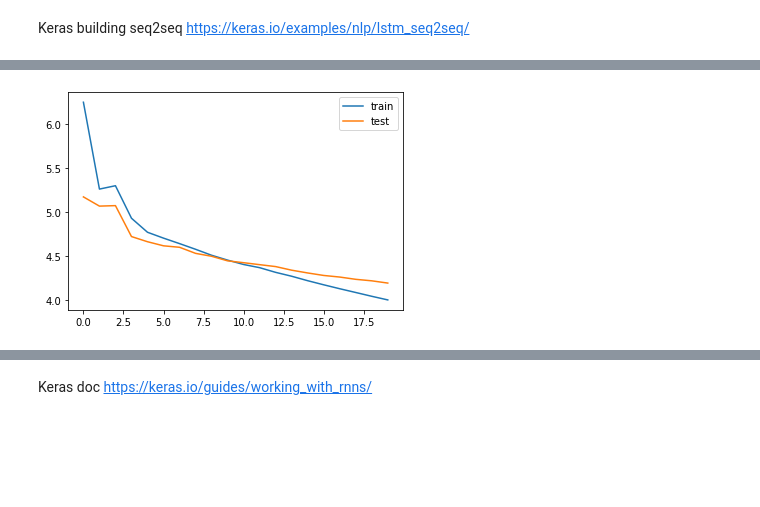
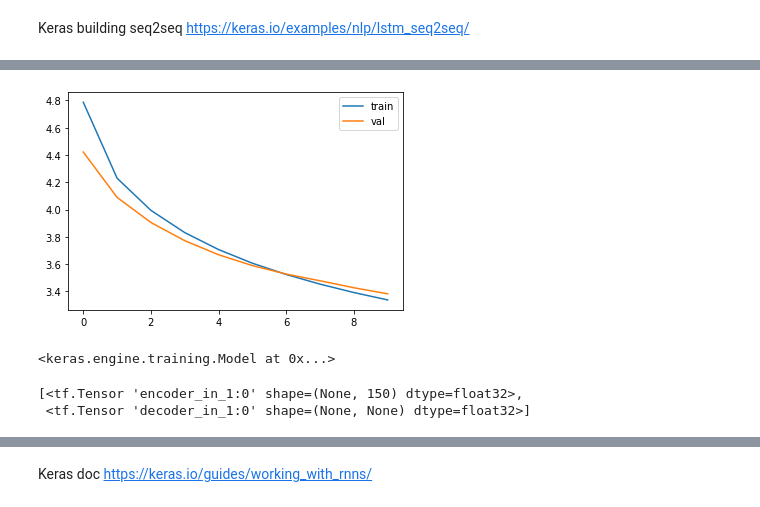
Before and after one commit to maksymborukh/text-summarization, a Jupyter notebook: program/text-summary using autoencoder.ipynb, the cells around one changed output, grey strips where cells are left out. Saved outputs shown, nothing was run; the diff lists cells and outputs as text; code cells hidden in the pictures; blank space fills up the shorter version.

```diff
--- a/program/text-summary using autoencoder.ipynb
+++ b/program/text-summary using autoencoder.ipynb
@@ -54,5 +93,5 @@ train, test = train_test_split(df, test_size=0.10, random_state=42, shuffle=True
 # %%
-train, val = train_test_split(train, test_size=0.11, random_state=42, shuffle=True)
+train, val = train_test_split(train, test_size=0.056, random_state=42, shuffle=True)
 # %%
 train.shape
 # %% [output]
@@ -99,24 +206,37 @@ Keras building seq2seq https://keras.io/examples/nlp/lstm_seq2seq/
 # %%
-latent_dim = 400
-embedding_dim = 200
-
 # Encoder
 encoder_inputs = Input(shape=(max_len_text,), name="encoder_in")
-enc_emb_layer = Embedding(x_vocab, embedding_dim, name="encoder_emb")
+# enc_emb_layer = Embedding(x_vocab, embedding_dim, mask_zero=True, name="encoder_emb")
+
+enc_emb_layer = Embedding(x_vocab, embedding_dim, weights=[x_embedding_matrix],
+                            input_length=max_len_text, trainable=False, name="encoder_emb")
 enc_emb = enc_emb_layer(encoder_inputs)
 
 # LSTM
-encoder_lstm = LSTM(latent_dim, return_state=True, return_sequences=True, name="encoder_first_lstm")
+
+
+#LSTM 1
+# encoder_lstm1 = LSTM(latent_dim, return_sequences=True, return_state=True,
+#                     dropout=0.4, recurrent_dropout=0.2, name="encoder_first_lstm")
+# encoder_output1, state_h1, state_c1 = encoder_lstm1(enc_emb)
+
+#LSTM 2
+encoder_lstm = LSTM(latent_dim, return_state=True, name="encoder_first_lstm",
+                    dropout=0.4, recurrent_dropout=0.2)
 encoder_outputs, state_h, state_c = encoder_lstm(enc_emb)
+encoder_states = [state_h, state_c]
 
 # Decoder
 decoder_inputs = Input(shape=(None,), name="decoder_in")
-dec_emb_layer = Embedding(y_vocab, embedding_dim, name="decoder_emb")
+# dec_emb_layer = Embedding(y_vocab, embedding_dim, mask_zero=True, name="decoder_emb")
+dec_emb_layer = Embedding(y_vocab, embedding_dim, weights=[y_embedding_matrix],
+                            trainable=False, name="decoder_emb")
 dec_emb = dec_emb_layer(decoder_inputs)
+
 
 #LSTM using encoder_states as initial state
 decoder_lstm = LSTM(latent_dim, return_sequences=True, return_state=True, name="decoder_first_lstm")
-decoder_outputs, _, _ = decoder_lstm(dec_emb,initial_state=[state_h, state_c])
+decoder_outputs, _, _ = decoder_lstm(dec_emb, initial_state=encoder_states)
 
 #Dense layer
 decoder_dense = Dense(y_vocab, activation='softmax', name="decoder_dense")
@@ -153,17 +273,11 @@ model.compile(optimizer='rmsprop', loss='sparse_categorical_crossentropy')
 es = EarlyStopping(monitor='val_loss',
                    mode='min',
                    verbose=1,
-                   patience=2)
-
-mc = ModelCheckpoint('best_model.h5',
-                    monitor = 'val_loss',
-                    mode = 'min',
-                    verbose = 1,
-                    save_best_only = True)
+                   patience=1)
 # %%
 history=model.fit([x_train, y_train[:,:-1]], y_train.reshape(y_train.shape[0], y_train.shape[1], 1)[:,1:],
-                  epochs=20,
-                  callbacks=[es, mc],
-                  batch_size=256,
+                  epochs=epochs,
+                  callbacks=[es],
+                  batch_size=batch_size,
                   validation_data=([x_val, y_val[:,:-1]], y_val.reshape(y_val.shape[0], y_val.shape[1], 1)[:,1:]))
 # %% [output]
@@ -187,8 +303,8 @@ Epoch 00020: val_loss improved from 4.22116 to 4.19558, saving model to best_mod
 # %%
 from matplotlib import pyplot
 pyplot.plot(history.history['loss'], label='train')
-pyplot.plot(history.history['val_loss'], label='test')
+pyplot.plot(history.history['val_loss'], label='val')
 pyplot.legend()
 pyplot.show()
 # %% [output]
-[figure, old version]
+[figure, new version]
@@ -206,0 +317,9 @@ target_word_index = y_tokenizer.word_index
+# %%
+model
+# %% [output]
+<keras.engine.training.Model at 0x...>
+# %%
+model.input
+# %% [output]
+[<tf.Tensor 'encoder_in_1:0' shape=(None, 150) dtype=float32>,
+ <tf.Tensor 'decoder_in_1:0' shape=(None, None) dtype=float32>]
```
Also changed, not shown: parts of 61 cells of this notebook, 4 other files.
